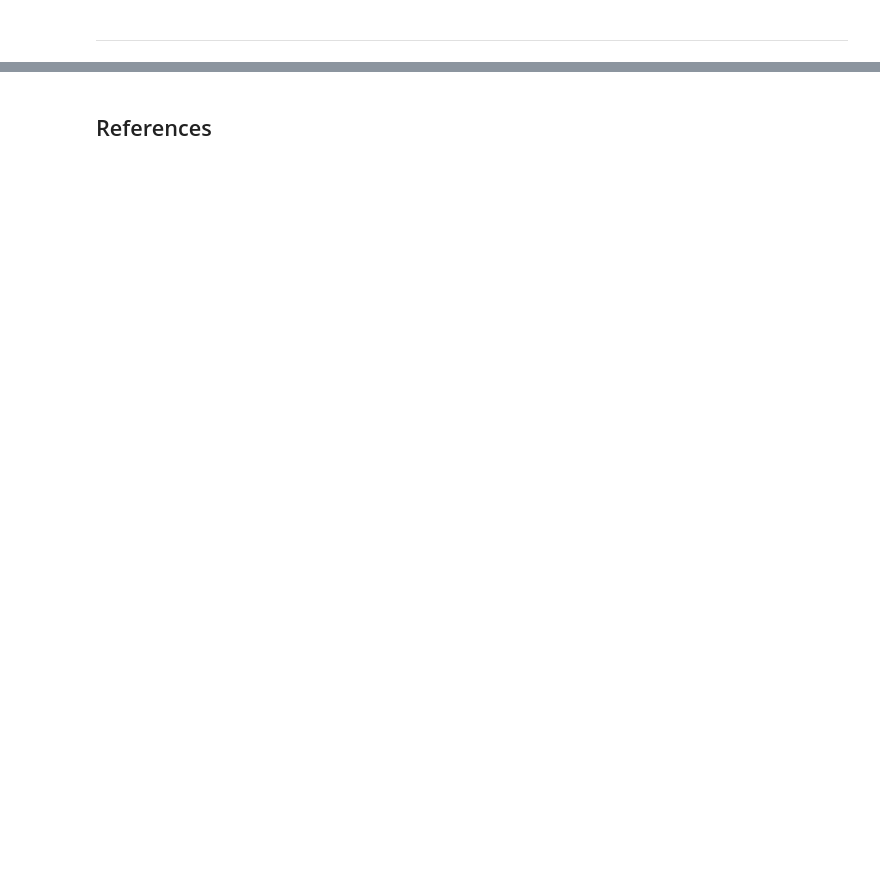
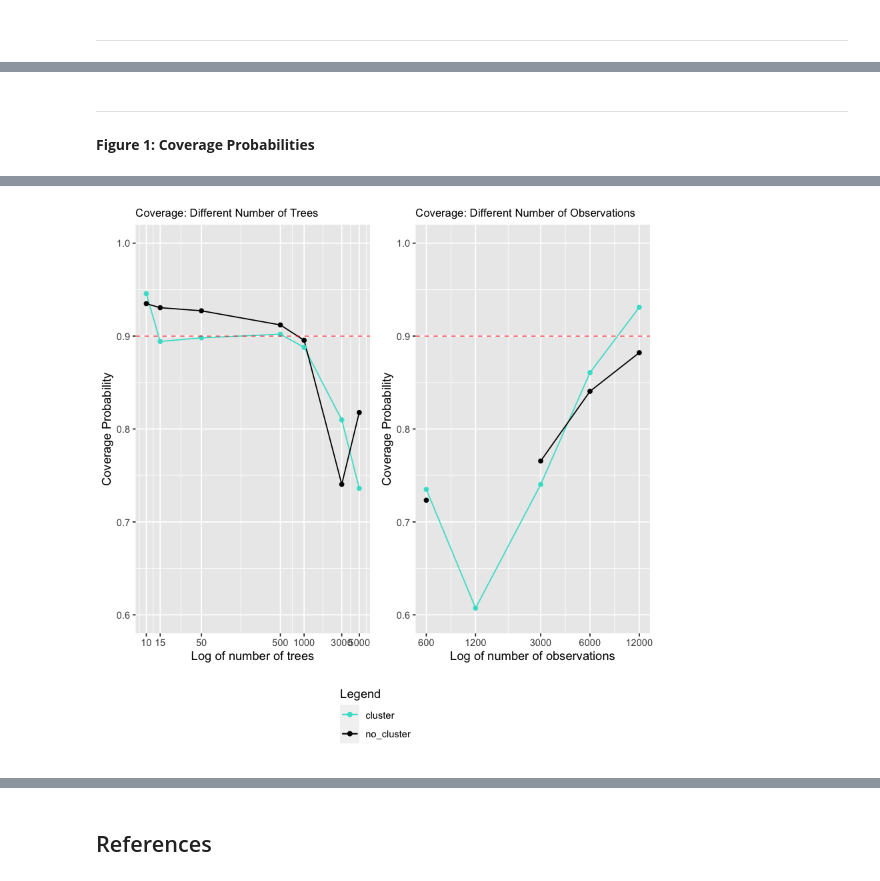
Before and after one commit to gerwinkiessling/CompStat, a Jupyter notebook: Project_Corruption.ipynb, the cells around one changed output, grey strips where cells are left out. Cells and saved outputs as stored; diff of their text form; code cells hidden in the pictures; blank space fills up the shorter version.

```diff
--- a/Project_Corruption.ipynb
+++ b/Project_Corruption.ipynb
@@ -821,15 +311 @@ return(list("MSE Low Complexity Estimated Linear Model"=MSE_linear[['simple']],
-# %%
-table1<-function(observations, n_test, models, n.trees, N_clusters){
-
-mylist <- list()
-MSE_df <- data.frame()
-this<-matrix()
-for (n in observations){
-for (model in models){
-    mylist[[sprintf("True model: %s. %s", model, n)]]<-MSE_function(n_test=n_test, n_train=n, n.trees=n.trees, model_true=model, N_clusters=N_clusters)[1:10]
-    MSE_df <- do.call("cbind",mylist)
-}
-}
-    return(MSE_df)
-}
 # %% [markdown]
@@ -952,0 +340,7 @@ _Note: The plots show the true treatment effect $\tau(X_i)$ (upper left), the me
+# %% [markdown]
+---
+# %% [markdown]
+**Figure 1: Coverage Probabilities**
+# %%
+plot_coverage_function(n_test=9000, n_train=9000, n.trees=4000, trees=c(10, 15, 50, 500, 1000, 3000, 5000), observations=c(600, 1200, 3000, 6000, 12000))
+# %% [output]
@@ -952,0 +349 @@ _Note: The plots show the true treatment effect $\tau(X_i)$ (upper left), the me
+[figure, added]
```
Also changed, not shown: parts of 109 cells of this notebook.
